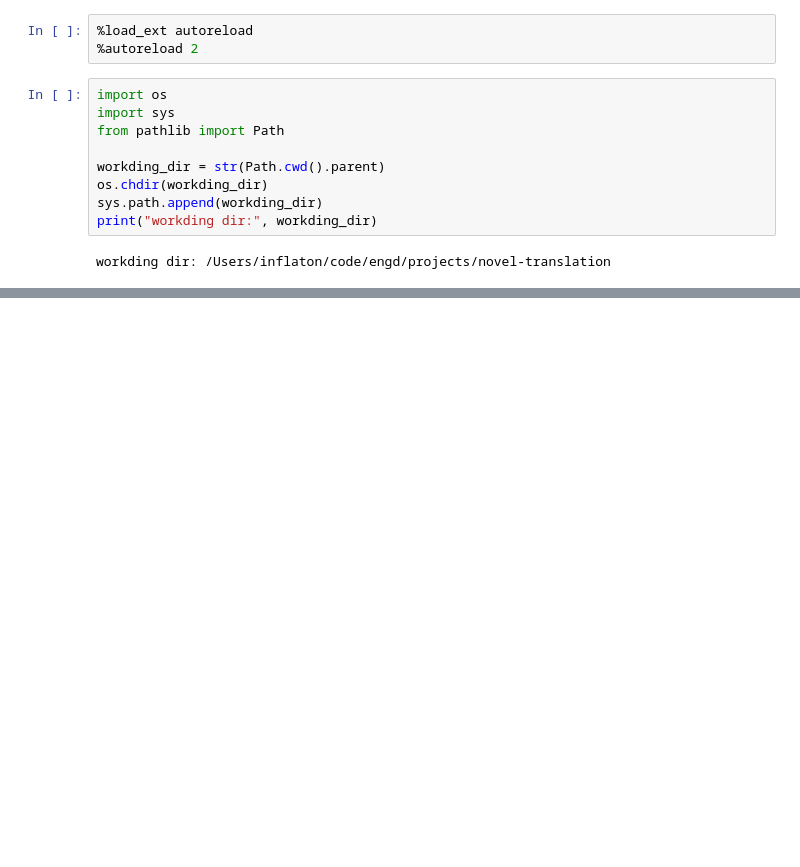
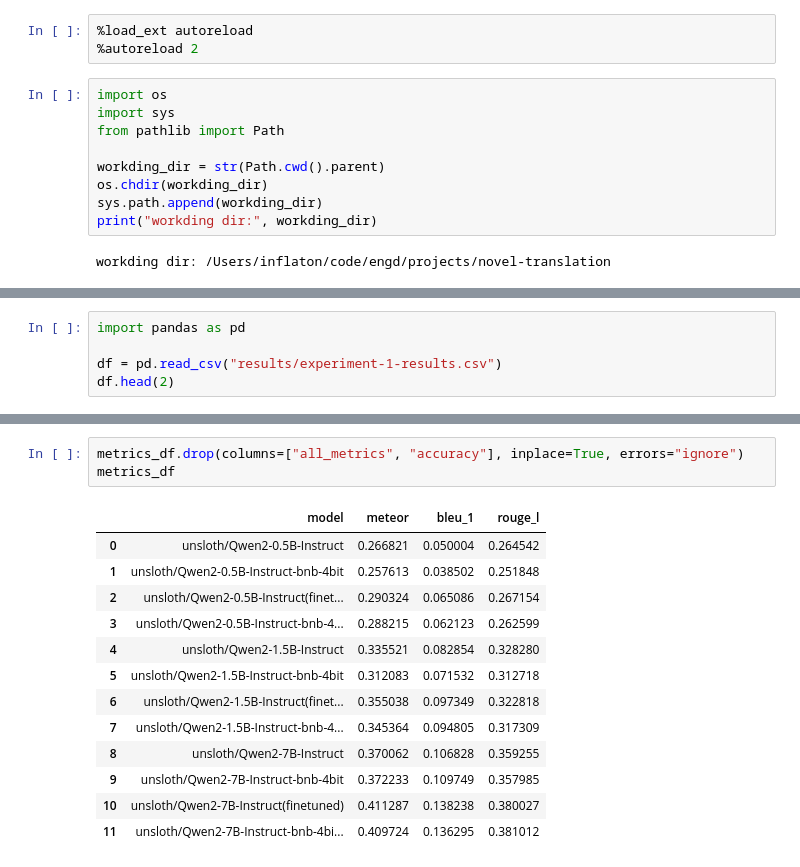
Before and after one commit to smu-ai/novel-translation, a Jupyter notebook: notebooks/00_Data Analysis.ipynb, the cells around one changed output, grey strips where cells are left out. Saved outputs shown, nothing was run; the diff lists cells and outputs as text; blank space fills up the shorter version.

```diff
--- a/notebooks/00_Data Analysis.ipynb
+++ b/notebooks/00_Data Analysis.ipynb
@@ -89,0 +40,5 @@ def get_metrics(df):
+# %%
+import pandas as pd
+
+df = pd.read_csv("results/experiment-1-results.csv")
+df.head(2)
@@ -89,0 +91,17 @@ def get_metrics(df):
+# %%
+metrics_df.drop(columns=["all_metrics", "accuracy"], inplace=True, errors="ignore")
+metrics_df
+# %% [output]
+|  | model | meteor | bleu_1 | rouge_l |
+| 0 | unsloth/Qwen2-0.5B-Instruct | 0.266821 | 0.050004 | 0.264542 |
+| 1 | unsloth/Qwen2-0.5B-Instruct-bnb-4bit | 0.257613 | 0.038502 | 0.251848 |
+| 2 | unsloth/Qwen2-0.5B-Instruct(finet... | 0.290324 | 0.065086 | 0.267154 |
+| 3 | unsloth/Qwen2-0.5B-Instruct-bnb-4... | 0.288215 | 0.062123 | 0.262599 |
+| 4 | unsloth/Qwen2-1.5B-Instruct | 0.335521 | 0.082854 | 0.328280 |
+| 5 | unsloth/Qwen2-1.5B-Instruct-bnb-4bit | 0.312083 | 0.071532 | 0.312718 |
+| 6 | unsloth/Qwen2-1.5B-Instruct(finet... | 0.355038 | 0.097349 | 0.322818 |
+| 7 | unsloth/Qwen2-1.5B-Instruct-bnb-4... | 0.345364 | 0.094805 | 0.317309 |
+| 8 | unsloth/Qwen2-7B-Instruct | 0.370062 | 0.106828 | 0.359255 |
+| 9 | unsloth/Qwen2-7B-Instruct-bnb-4bit | 0.372233 | 0.109749 | 0.357985 |
+| 10 | unsloth/Qwen2-7B-Instruct(finetuned) | 0.411287 | 0.138238 | 0.380027 |
+| 11 | unsloth/Qwen2-7B-Instruct-bnb-4bi... | 0.409724 | 0.136295 | 0.381012 |
```
Also changed, not shown: parts of 29 cells of this notebook, 4 other files.
